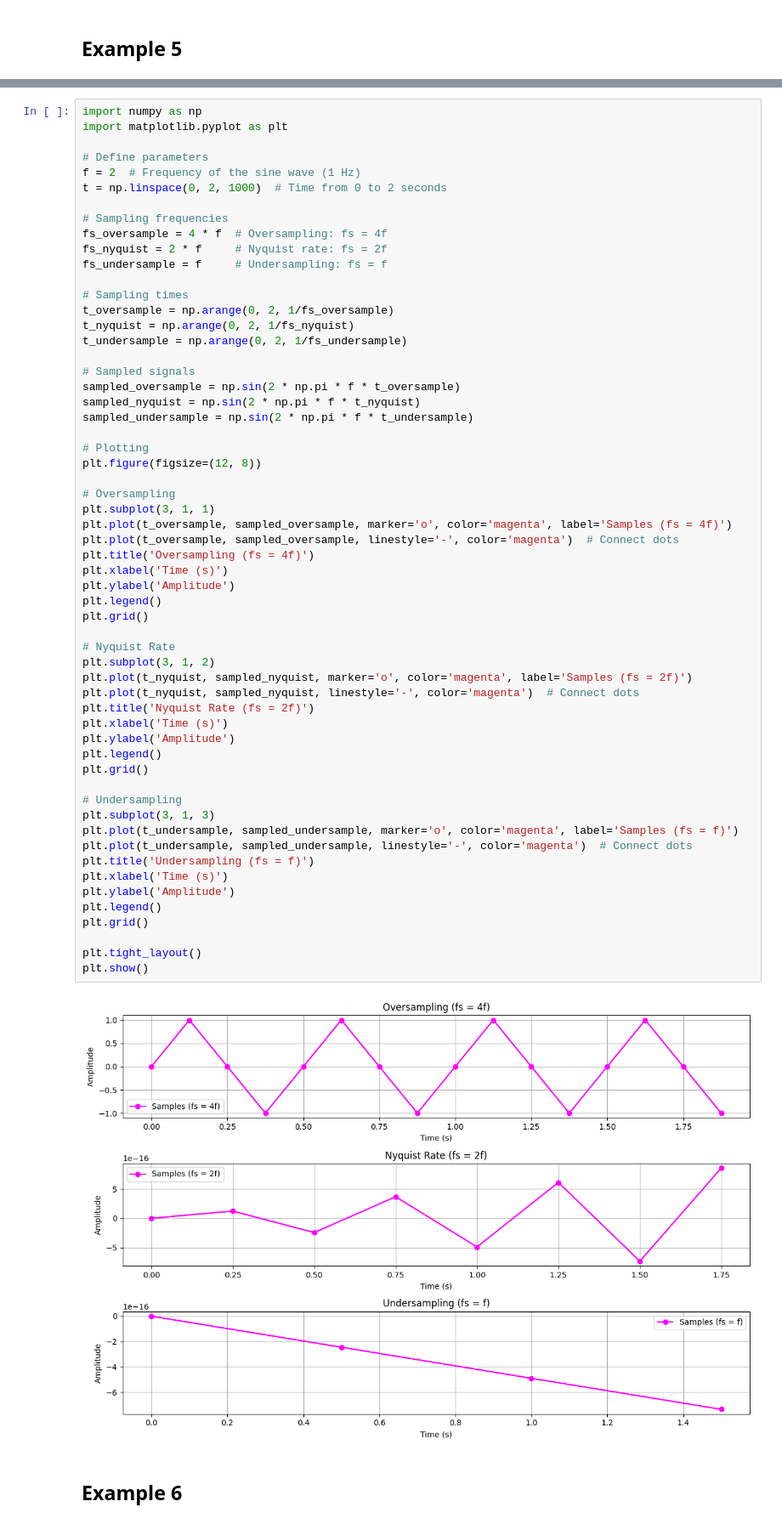
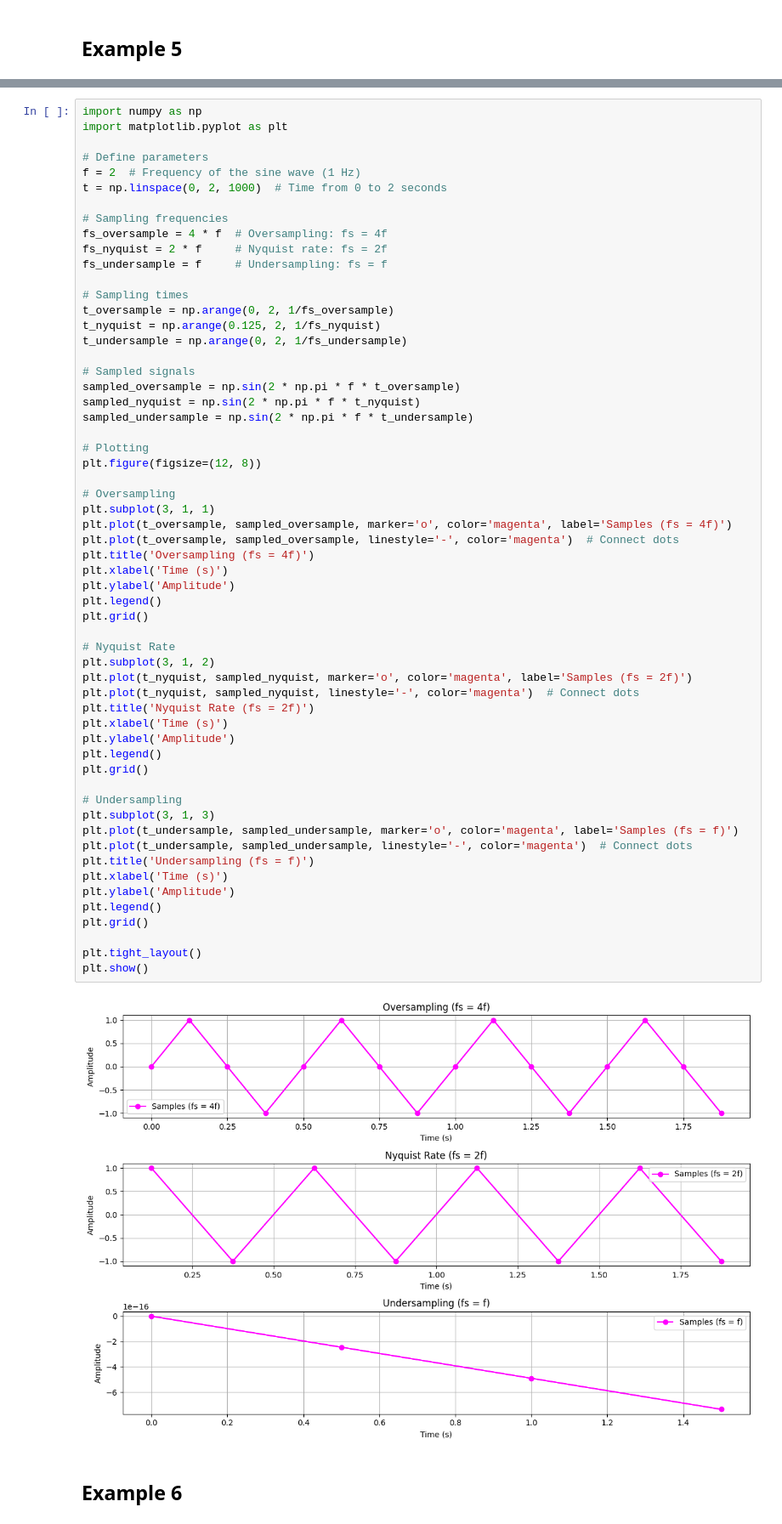
Before and after one commit to hansu0419/NSCOM03-Lab_2-Line_Coding, a Jupyter notebook: Section_8.ipynb, the cells around one changed output, grey strips where cells are left out. Shown at 85% size. Cells and saved outputs as stored; diff of their text form.

```diff
--- a/Section_8.ipynb
+++ b/Section_8.ipynb
@@ -243,7 +232,7 @@ fs_undersample = f     # Undersampling: fs = f
 
 # Sampling times
 t_oversample = np.arange(0, 2, 1/fs_oversample)
-t_nyquist = np.arange(0, 2, 1/fs_nyquist)
+t_nyquist = np.arange(0.125, 2, 1/fs_nyquist)
 t_undersample = np.arange(0, 2, 1/fs_undersample)
 
 # Sampled signals
@@ -260,34 +249,34 @@ plt.plot(t_oversample, sampled_oversample, marker='o', color='magenta', label='S
 plt.plot(t_oversample, sampled_oversample, linestyle='-', color='magenta')  # Connect dots
 plt.title('Oversampling (fs = 4f)')
 plt.xlabel('Time (s)')
 plt.ylabel('Amplitude')
 plt.legend()
 plt.grid()
 
 # Nyquist Rate
 plt.subplot(3, 1, 2)
 plt.plot(t_nyquist, sampled_nyquist, marker='o', color='magenta', label='Samples (fs = 2f)')
 plt.plot(t_nyquist, sampled_nyquist, linestyle='-', color='magenta')  # Connect dots
 plt.title('Nyquist Rate (fs = 2f)')
 plt.xlabel('Time (s)')
 plt.ylabel('Amplitude')
 plt.legend()
 plt.grid()
 
 # Undersampling
 plt.subplot(3, 1, 3)
 plt.plot(t_undersample, sampled_undersample, marker='o', color='magenta', label='Samples (fs = f)')
 plt.plot(t_undersample, sampled_undersample, linestyle='-', color='magenta')  # Connect dots
 plt.title('Undersampling (fs = f)')
 plt.xlabel('Time (s)')
 plt.ylabel('Amplitude')
 plt.legend()
 plt.grid()
 
 plt.tight_layout()
 plt.show()
 # %% [output]
-[figure, old version]
+[figure, new version]
 # %% [markdown]
 ## Example 6
 # %%
```
Also changed, not shown: parts of 4 cells of this notebook.
